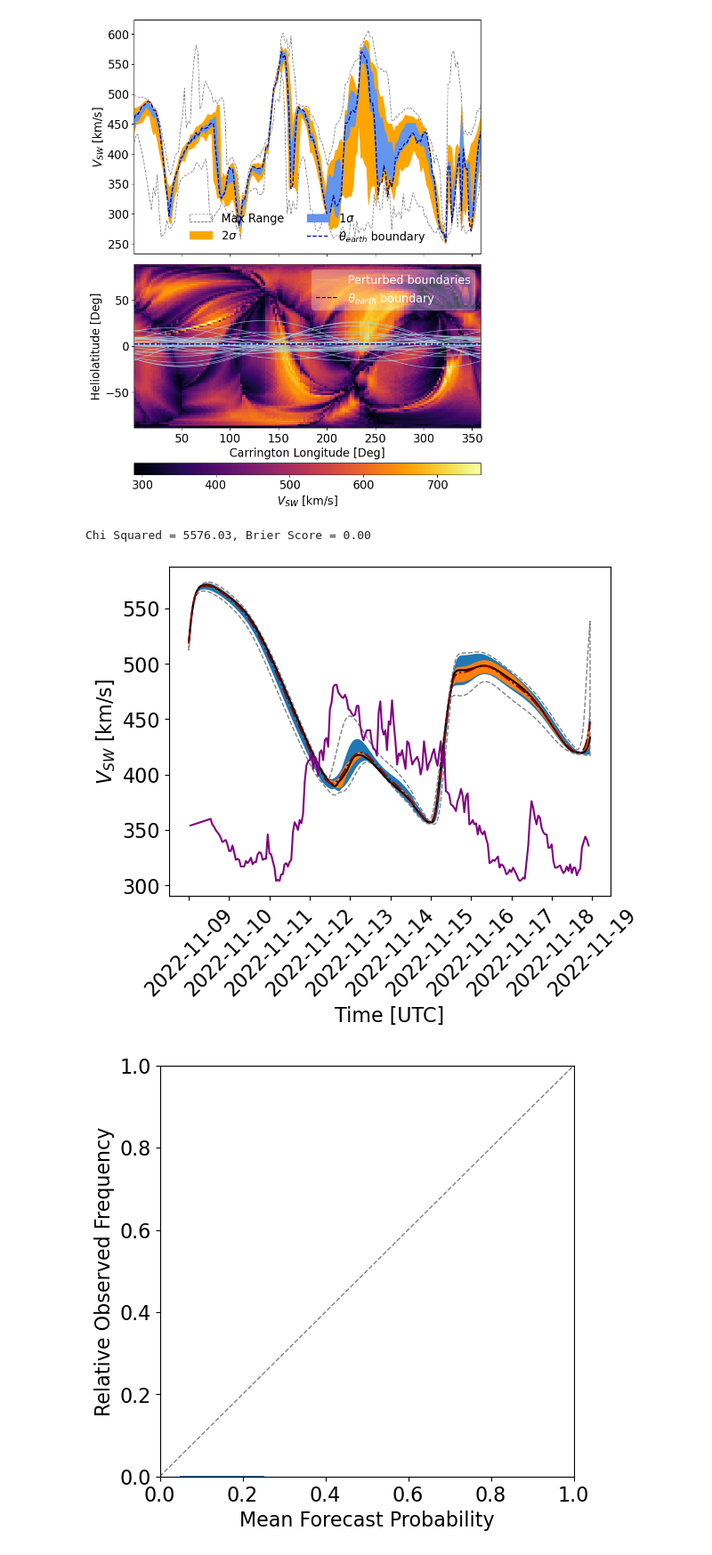
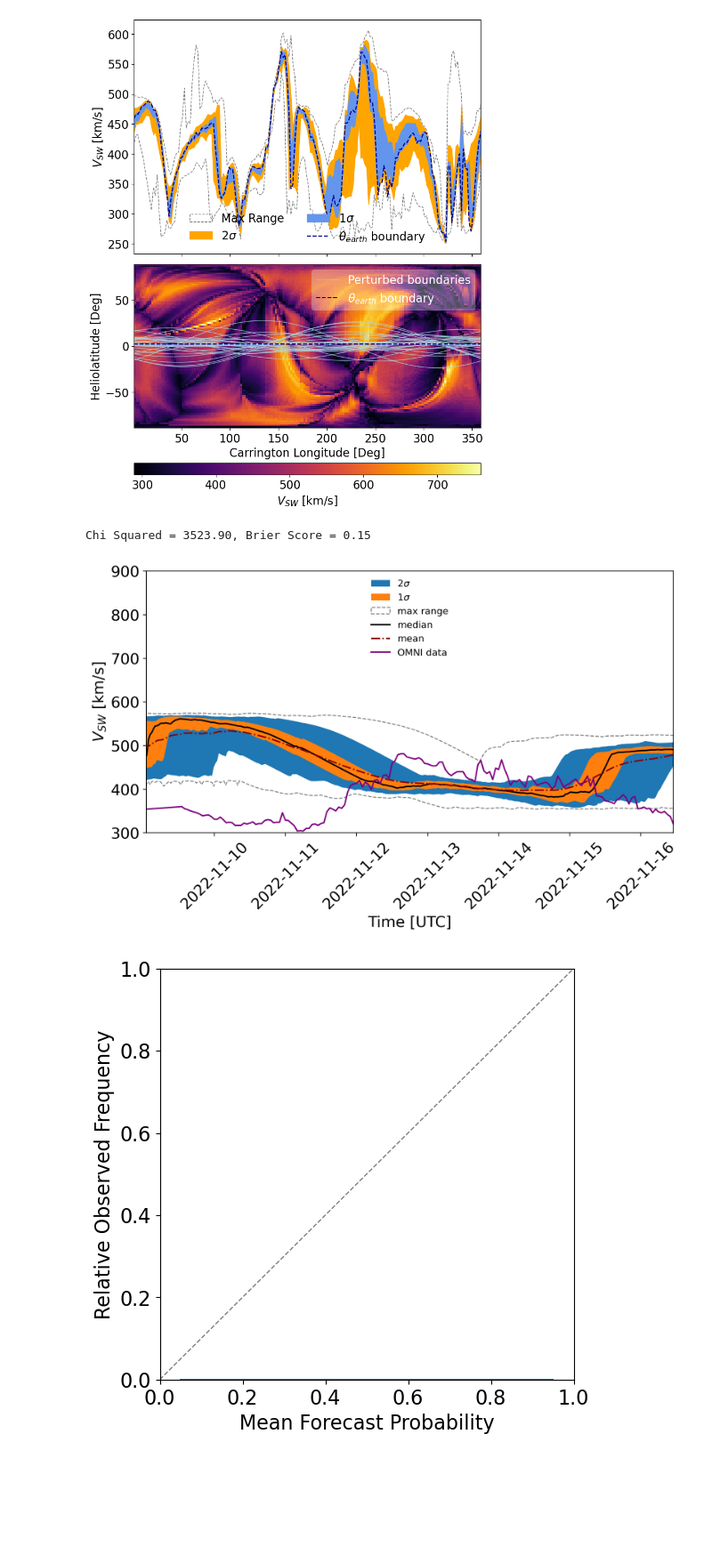
Before and after one commit to NathanielInatimi/WSA_calibration, a Jupyter notebook: code/WSA_calibration_sketch.ipynb, the cells around one changed output. Shown at 89% size. Cells and saved outputs as stored; diff of their text form; code cells hidden in the pictures; blank space fills up the shorter version.

```diff
--- a/code/WSA_calibration_sketch.ipynb
+++ b/code/WSA_calibration_sketch.ipynb
@@ -465,19 +474,3 @@ def read_ens_cdf(date_string, sigma_latitude, ensemble_size, coronal_model):
         df_list.append(loaded_ds.sel(ensemble_members = i).to_dataframe())
 
     return df_list
-# %%
-# get all WSA files
-directory_path = H._setup_dirs_()['boundary_conditions']
-wsa_file_words = ['wsa'] # keywords to filter for in coronal model file directory
-wsa_fnames = get_files_containing_words(directory_path, wsa_file_words)
-
-#test params
-ensemble_size = 10
-sigma_latitude = 40 # degrees
-forecast_window = 10 * u.day
-r_min = 21.5*u.solRad
-
-# params formatted as a tuple to feed to ensemble gen function
-params = (wsa_fnames[0], ensemble_size, sigma_latitude, forecast_window, r_min)
-
-ensemble_members = generate_ensemble_forecast(params=params)
@@ -794,16 +803,23 @@ def ensemble_brier_score(ensemble_members, observed_data, event_threshold, ensem
 # %%
+date_string = wsa_date_from_string(wsa_fnames[0])
+year = int(date_string[0:4])
+month = int(date_string[5:7])
+day = int(date_string[8:])
+
+forecast_time = datetime.datetime(year, month, day, 12, 00, 0)
+random_seed = int(forecast_time.strftime("%y%m%d%H%M"))
 rng = np.random.default_rng() # Initialise random number generator
 
 #test params
-ensemble_size = 10
-sigma_latitude = 40 # degrees
-sigma_longitude = 0 # degrees
+ensemble_size = 100
+sigma_latitude = 20 # degrees
+sigma_longitude = 10 # degrees
 forecast_window = 10 * u.day
 r_min = 21.5*u.solRad
 
 # params formatted as a tuple to feed to ensemble gen function
 params = (wsa_fnames[0], ensemble_size, sigma_latitude, forecast_window, r_min)
-date_string = wsa_date_from_string(wsa_fnames[0])
+
 
 test_ens_members = read_ens_cdf(date_string=date_string, sigma_latitude=params[2], ensemble_size=params[1], coronal_model='wsa')
 
@@ -826,43 +842,47 @@ resampled_ens = []
 for ens in lp_test_ens_members:
     res_ens = interpolate_and_resample(observed_data=data_chunk['V'], forecast_series=ens)
     resampled_ens.append(res_ens)
 
 # rank histogram + chi squared
 ranked_forecast = gen_ranked_ensemble(ensemble_members=lp_test_ens_members, observed_data=omni_data)
 chi_sq = calculate_rank_chi_square(ensemble_size=50, ranked_forecasts=ranked_forecast)
 
 # reliability diagram
 mean_prob, obs_rel_freq, obs_err = compute_calibration_curve_and_errors(ensemble_members=resampled_ens, event_threshold=550, ensemble_size=50, observed_data=data_chunk, num_bins=10)
 
 # brier score + ROC curve
 brier_score = ensemble_brier_score(ensemble_members=resampled_ens, observed_data=data_chunk['V'], event_threshold=550, ensemble_size=50)
 
 print(f'Chi Squared = {chi_sq:.2f}, Brier Score = {brier_score:.2f}')
 
-plt.fill_between(statistics_df.index, statistics_df['2s_lower_percentile'], statistics_df['2s_upper_percentile'] )
-plt.fill_between(statistics_df.index, statistics_df['1s_lower_percentile'], statistics_df['1s_upper_percentile'] )
-plt.fill_between(statistics_df.index, statistics_df['min'], statistics_df['max'], facecolor = 'none', edgecolor = 'grey', linestyle = '--' )
-plt.plot(statistics_df.index, statistics_df['median'], color = 'black')
-plt.plot(statistics_df.index, statistics_df['mean'], color = 'darkred', linestyle = '-.')
-plt.plot(data_chunk['V'], color = 'purple')
-
+plt.figure(dpi = 300, figsize = (10,5))
+plt.fill_between(statistics_df.index, statistics_df['2s_lower_percentile'], statistics_df['2s_upper_percentile'], label = r'2$\sigma$' )
+plt.fill_between(statistics_df.index, statistics_df['1s_lower_percentile'], statistics_df['1s_upper_percentile'], label = r'1$\sigma$')
+plt.fill_between(statistics_df.index[1:-1], statistics_df['min'][1:-1], statistics_df['max'][1:-1], facecolor = 'none', edgecolor = 'grey', linestyle = '--', label = 'max range' )
+plt.plot(statistics_df.index, statistics_df['median'], color = 'black', label = 'median')
+plt.plot(statistics_df.index, statistics_df['mean'], color = 'darkred', linestyle = '-.', label = 'mean')
+plt.plot(data_chunk['V'], color = 'purple', label = 'OMNI data')
+plt.legend(frameon = False, fontsize = 'medium', loc = 'upper center')
 plt.xlabel('Time [UTC]')
 plt.ylabel(r'$V_{SW}$ [km/s]')
 plt.xticks(rotation = 45)
+plt.ylim(300,900)
+plt.xlim(data_chunk.index[0], data_chunk.index[-60])
 plt.show()
+
 
 plt.figure(figsize=(6,6))
 plt.errorbar(mean_prob, obs_rel_freq, yerr=obs_err)
 plt.plot([0,1], [0,1],lw = 1, color = 'grey', linestyle ='--')
 plt.xlim(0,1)
 plt.ylim(0,1)
 plt.xlabel('Mean Forecast Probability')
 plt.ylabel('Relative Observed Frequency')
 plt.show()
 # %% [output]
-Chi Squared = 5576.03, Brier Score = 0.00
+Chi Squared = 3523.90, Brier Score = 0.15
-[figure, old version]
+[figure, new version]
-[figure, old version]
+[figure, new version]
 # %%
 def compute_ensemble_hit_false_rate(observed_data, ensemble_members, event_threshold, probability_threshold):
     """
```
Also changed, not shown: parts of 6 cells of this notebook.
